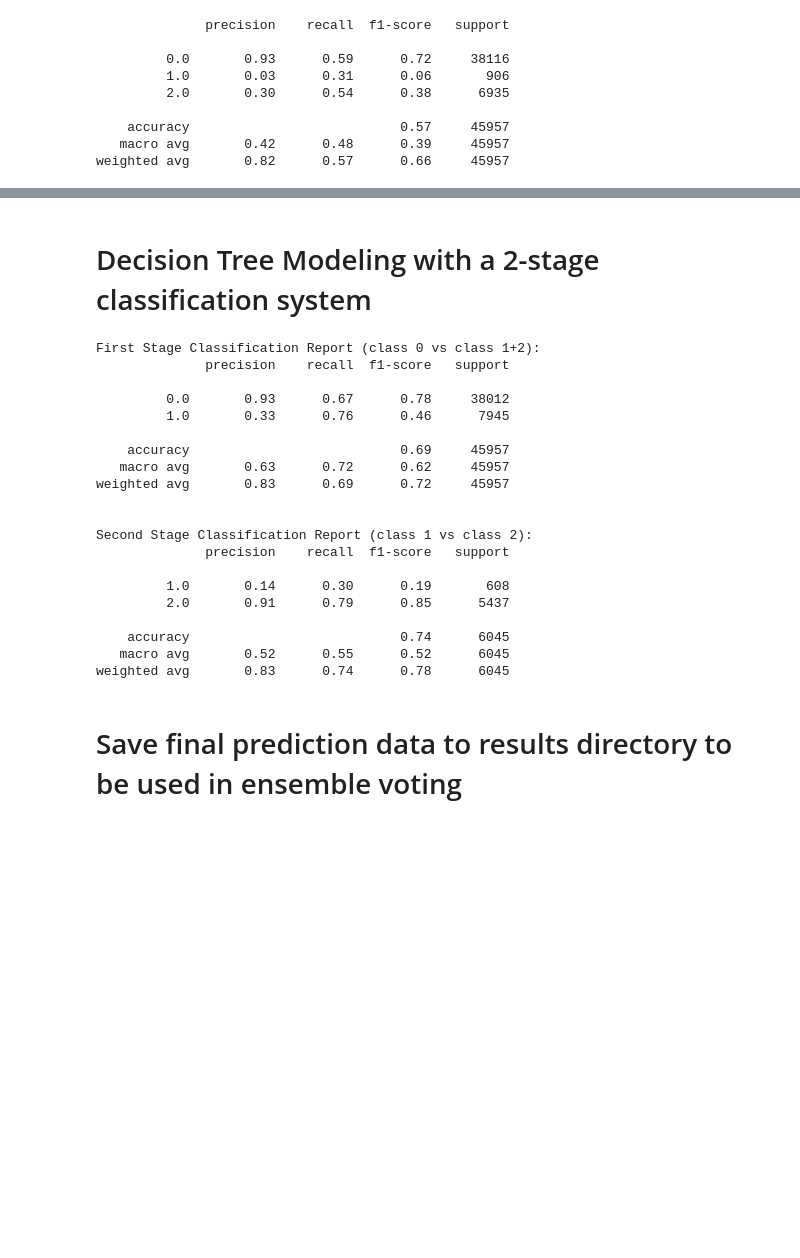
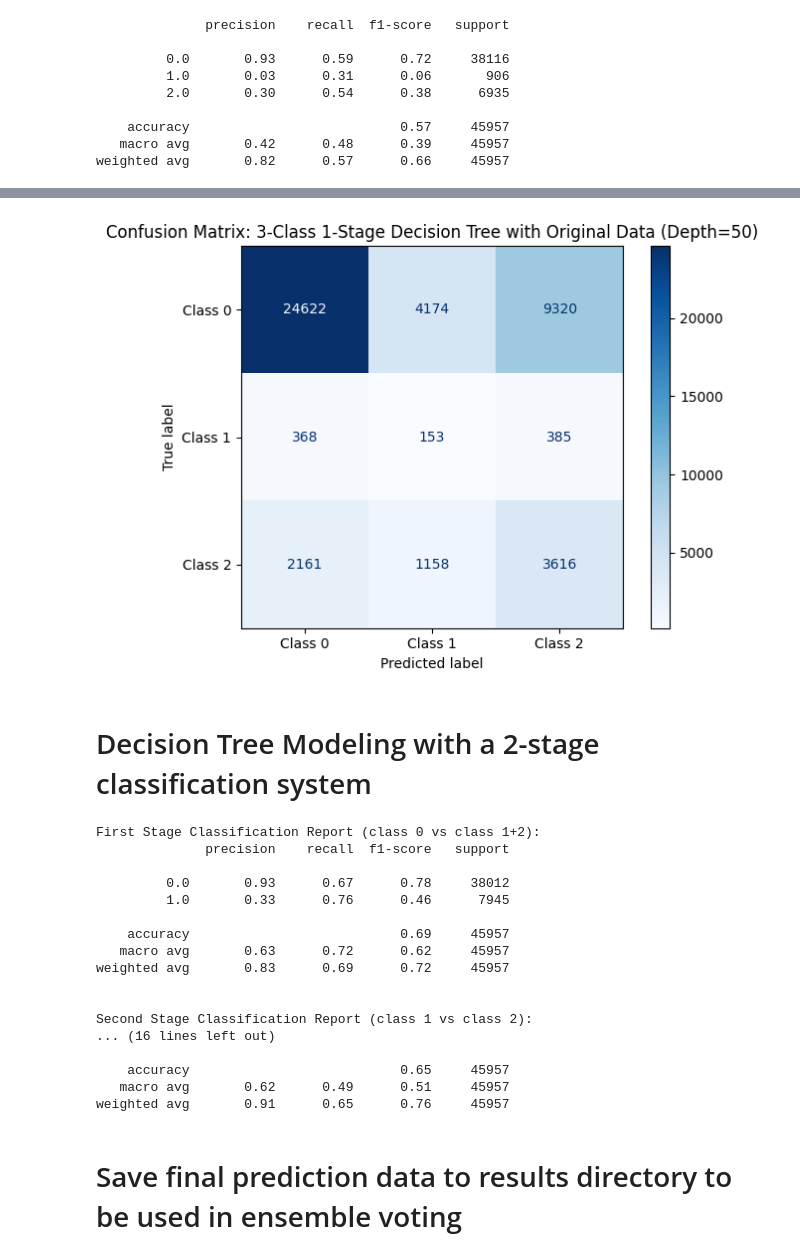
Before and after one commit to YaroslawBagriy/DiabetesRiskClassifier, a Jupyter notebook: notebooks/04_decision_tree_modeling.ipynb, the cells around one changed output, grey strips where cells are left out. Drawn from its saved outputs; the diff is of its cells as text; code cells hidden in the pictures; blank space fills up the shorter version.

Commit message:
added roc and confusion matrix to DT

```diff
--- a/notebooks/04_decision_tree_modeling.ipynb
+++ b/notebooks/04_decision_tree_modeling.ipynb
@@ -182,3 +219,14 @@ weighted avg       0.82      0.57      0.66     45957
+# %%
+cm = confusion_matrix(y_test, y_entropy_5, labels=[0, 1, 2])
+
+disp = ConfusionMatrixDisplay(confusion_matrix=cm, display_labels=["Class 0", "Class 1", "Class 2"])
+disp.plot(cmap=plt.cm.Blues, values_format='d')
+plt.title("Confusion Matrix: 3-Class 1-Stage Decision Tree with Original Data (Depth=50)")
+plt.grid(False)
+plt.tight_layout()
+plt.show()
+# %% [output]
+[figure, added]
 # %% [markdown]
 # Decision Tree Modeling with a 2-stage classification system
 # %%
@@ -243,6 +291,20 @@ y_pred_second_stage = second_stage_tree.predict(X_test_diabetes)
 
 print("\nSecond Stage Classification Report (class 1 vs class 2):")
 print(classification_report(y_test_diabetes, y_pred_second_stage))
+
+# Reconstruct final prediction array
+y_pred_final = y_pred_binary.copy()
+pred_diabetes_indices = np.where(y_pred_binary == 1)[0]
+
+# Reindex and assign
+y_test_full_diabetes = y_test_full.iloc[pred_diabetes_indices]
+valid_indices = pred_diabetes_indices[(y_test_full_diabetes == 1) | (y_test_full_diabetes == 2)]
+
+for i, idx in enumerate(valid_indices):
+    y_pred_final[idx] = y_pred_second_stage[i]
+
+print("\nFinal DT Classification Report:")
+print(classification_report(y_test_full, y_pred_final))
 # %% [output]
 First Stage Classification Report (class 0 vs class 1+2):
               precision    recall  f1-score   support
@@ -256,14 +318,11 @@ weighted avg       0.83      0.69      0.72     45957
 
 
 Second Stage Classification Report (class 1 vs class 2):
-              precision    recall  f1-score   support
+... (16 lines left out)
 
-         1.0       0.14      0.30      0.19       608
-         2.0       0.91      0.79      0.85      5437
-
-    accuracy                           0.74      6045
-   macro avg       0.52      0.55      0.52      6045
-weighted avg       0.83      0.74      0.78      6045
+    accuracy                           0.65     45957
+   macro avg       0.62      0.49      0.51     45957
+weighted avg       0.91      0.65      0.76     45957
 # %% [markdown]
 # Save final prediction data to results directory to be used in ensemble voting
 # %%
```
Also changed, not shown: parts of 6 cells of this notebook, 2 other files.
